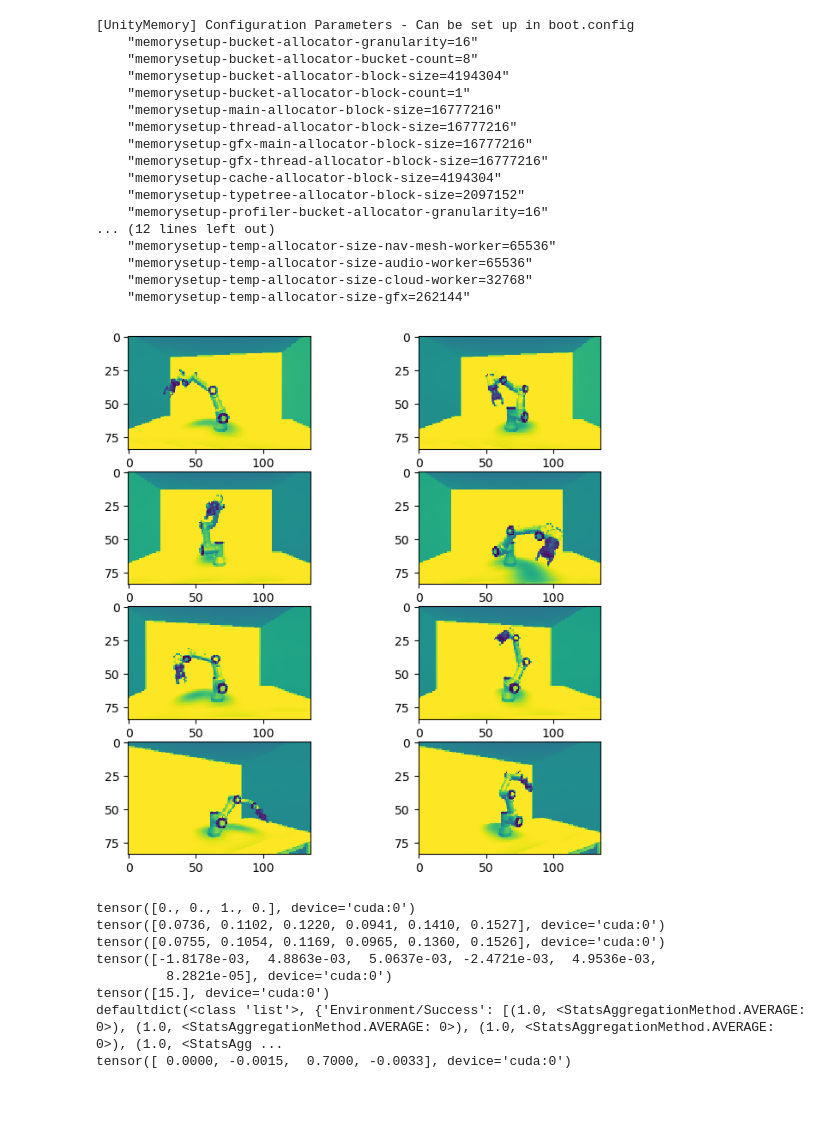
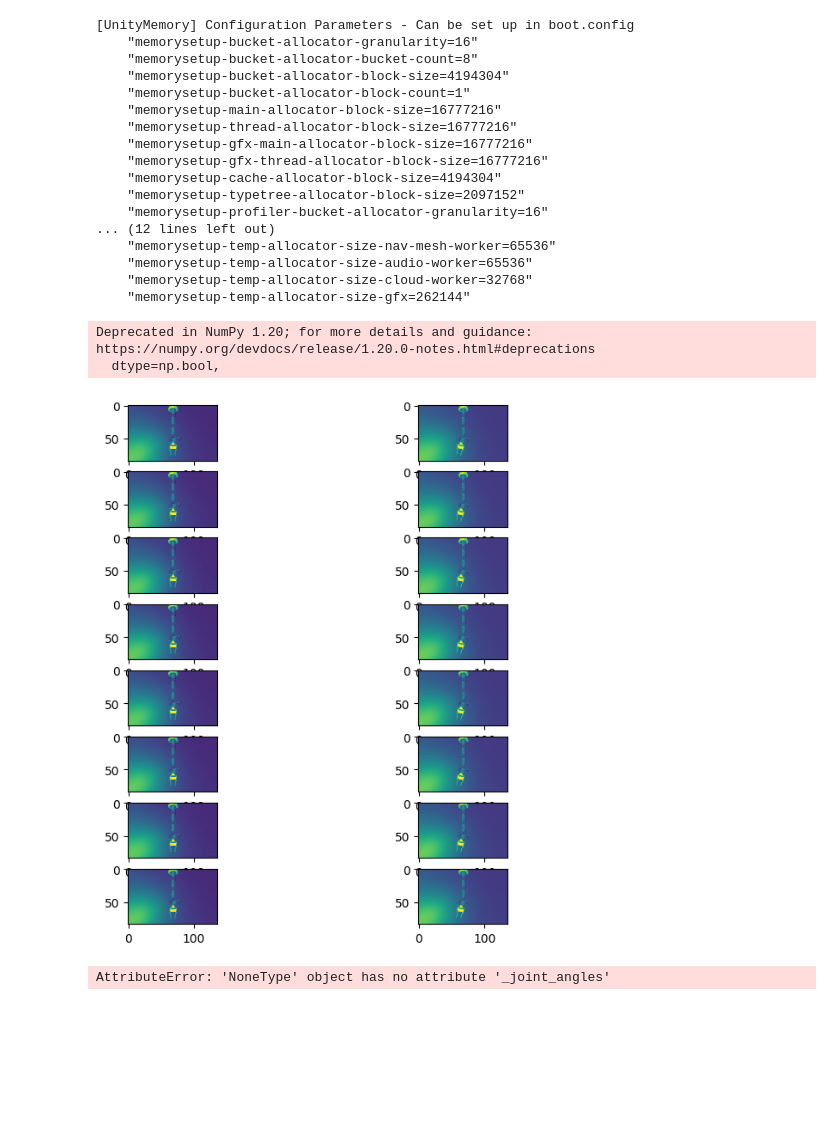
Before and after one commit to cthoens/purplerl, a Jupyter notebook: notebooks/UnityEvnTest.ipynb, the cells around one changed output. Drawn from its saved outputs; the diff is of its cells as text; code cells hidden in the pictures; blank space fills up the shorter version.

Commit message:
train_robotarm

```diff
--- a/notebooks/UnityEvnTest.ipynb
+++ b/notebooks/UnityEvnTest.ipynb
@@ -18,10 +20,10 @@ if env:
     env = None
 
 import importlib
-importlib.reload(purplerl.environments)
+importlib.reload(purplerl.train_robotarm)
 
 file_name = "/home/cthoens/code/UnityRL/ml-agents-robots/Builds/RobotArm.x86_64"
-env = UnityEnvManager(file_name, headless=False)
+env = RobotArmEnvManager(file_name, headless=False)
 # %% [output]
 [UnityMemory] Configuration Parameters - Can be set up in boot.config
     "memorysetup-bucket-allocator-granularity=16"
@@ -40,69 +42,68 @@ env = UnityEnvManager(file_name, headless=False)
     "memorysetup-temp-allocator-size-audio-worker=65536"
     "memorysetup-temp-allocator-size-cloud-worker=32768"
     "memorysetup-temp-allocator-size-gfx=262144"
+Deprecated in NumPy 1.20; for more details and guidance: https://numpy.org/devdocs/release/1.20.0-notes.html#deprecations
+  dtype=np.bool,
 # %%
 last_obs = env.reset()
 
 fig, axs = plt.subplots(env.env_count, 2, figsize=(8,8), dpi= 100)
 for envIdx in range(env.env_count):
-    axs[envIdx,0].imshow(last_obs.training[envIdx].cpu().squeeze())
-    axs[envIdx,1].imshow(last_obs.goal[envIdx].cpu().squeeze())
+    axs[envIdx,0].imshow(env._training_obs(last_obs)[envIdx].squeeze())
+    axs[envIdx,1].imshow(env._goal_obs(last_obs)[envIdx].squeeze())
 plt.show()
 # %% [output]
-[figure, old version]
+[figure, new version]
 # %%
-class RotationDirection(Enum):
-    Negative = 0
-    Still = 1
-    Positive = 2
-
-def heuristic(obs: purplerl.environments.ObsType, env_index) -> list[int]:
+def heuristic(position_obs, goal_obs, env_index) -> list[int]:
     act = []
 
-    for trainingAngle, goalAngle in zip(obs.jointPos[env_index], obs.goalPos[env_index]):
-        trainingAngle *= 360
-        goalAngle *= 360
+    for trainingAngle, goalAngle in zip(position_obs[env_index], goal_obs[env_index]):
+        trainingAngle *= 180
+        goalAngle *= 180
         result = None
         if (trainingAngle < goalAngle - 3):
-            act.append(RotationDirection.Positive.value)
+            act.append(3.0)
         elif (trainingAngle > goalAngle + 3):
-            act.append(RotationDirection.Negative.value)
+            act.append(-3.0)
         else:
-            act.append(RotationDirection.Still.value)
+            act.append(0)
 
     return act
 
-act = torch.tensor([heuristic(last_obs, env_index) for env_index in range(env.env_count)], dtype=torch.int32, device=gpu)
+joint_angles = env._joint_angles(last_obs)
+goal_angles = env._goal_angles(last_obs)
 
-obs, rew, done = env.step(act)
+act = torch.tensor([heuristic(joint_angles, goal_angles, env_index) for env_index in range(env.env_count)])
+
+obs, rew, done, success = env.step(act)
 
 def plot():
     fig, axs = plt.subplots(env.env_count, 3, figsize=(8,8), dpi= 100)
     for envIdx in range(env.env_count):
-        if not obs[envIdx]: continue
-        axs[envIdx,0].imshow(last_obs.training[envIdx].squeeze())
-        axs[envIdx,1].imshow(obs.training[envIdx].squeeze())
-        axs[envIdx,2].imshow(obs.goal[envIdx].squeeze())
+        axs[envIdx,0].imshow(env._training_obs(last_obs)[envIdx].squeeze())
+        axs[envIdx,1].imshow(env._training_obs(obs)[envIdx].squeeze())
+        axs[envIdx,2].imshow(env._goal_obs(obs)[envIdx].squeeze())
     plt.show()
 
+
+joint_angles = np.array(env._joint_angles(obs) * 180, dtype = int)
+goal_angles = np.array(env._goal_angles(obs) * 180, dtype = int)
+remaining = env._remaining(obs).flatten()
+
 print(done)
-print(obs.jointPos[0])
-print(obs.goalPos[0])
-print(obs.jointPos[0]-obs.goalPos[0])
-print(obs.remaining[0])
-print(env.stats_channel.stats)
+print(joint_angles[0])
+print(goal_angles[0])
+print(joint_angles[0]-goal_angles[0])
+print(remaining)
+#print(env.stats_channel.stats)
 print(rew)
 
+plot()
+
 last_obs = obs
 # %% [output]
-tensor([0., 0., 1., 0.], device='cuda:0')
-tensor([0.0736, 0.1102, 0.1220, 0.0941, 0.1410, 0.1527], device='cuda:0')
-tensor([0.0755, 0.1054, 0.1169, 0.0965, 0.1360, 0.1526], device='cuda:0')
-tensor([-1.8178e-03,  4.8863e-03,  5.0637e-03, -2.4721e-03,  4.9536e-03,
-         8.2821e-05], device='cuda:0')
-tensor([15.], device='cuda:0')
-defaultdict(<class 'list'>, {'Environment/Success': [(1.0, <StatsAggregationMethod.AVERAGE: 0>), (1.0, <StatsAggregationMethod.AVERAGE: 0>), (1.0, <StatsAggregationMethod.AVERAGE: 0>), (1.0, <StatsAgg ...
-tensor([ 0.0000, -0.0015,  0.7000, -0.0033], device='cuda:0')
+AttributeError: 'NoneType' object has no attribute '_joint_angles'
 # %% [markdown]
 ##
 # %%
```
Also changed, not shown: parts of 2 cells of this notebook, 5 other files.
